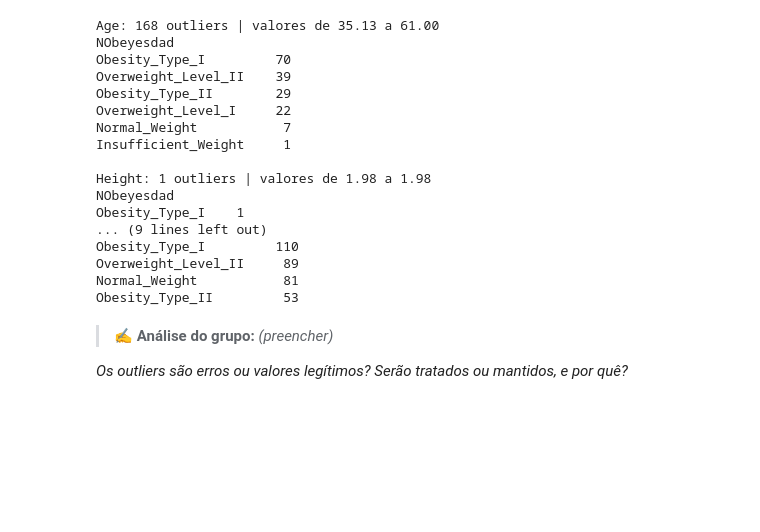
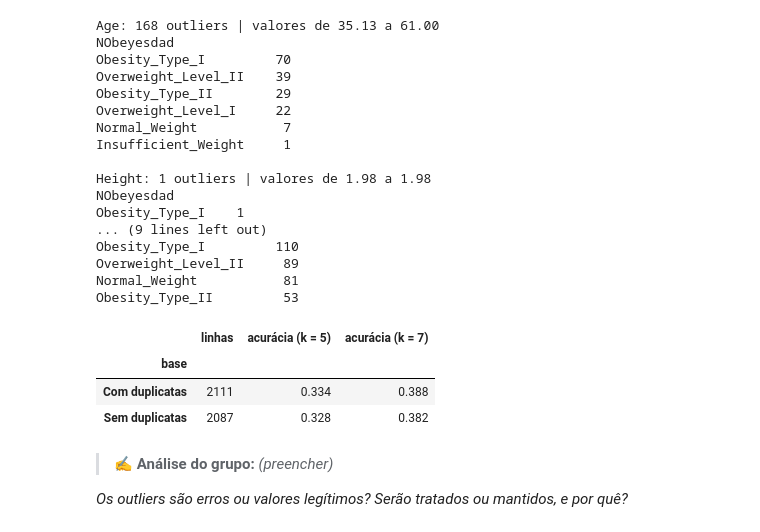
Before and after one commit to Pedro0602/projeto-avd, a Jupyter notebook: notebooks/parte_comum/eda.ipynb, the cells around one changed output. Drawn from its saved outputs; the diff is of its cells as text; code cells hidden in the pictures; blank space fills up the shorter version.

Commit message:
Adiciona teste do K-Means com e sem duplicatas

```diff
--- a/notebooks/parte_comum/eda.ipynb
+++ b/notebooks/parte_comum/eda.ipynb
@@ -430,6 +430,24 @@ Obesity_Type_I         110
 Overweight_Level_II     89
 Normal_Weight           81
 Obesity_Type_II         53
+# %%
+# [IA] Claude – teste de sensibilidade: K-Means com e sem as duplicatas
+base = km.carregar_dados()
+linhas = []
+for nome, dados in [("Com duplicatas", base), ("Sem duplicatas", base.drop_duplicates().reset_index(drop=True))]:
+    X_teste, _ = km.preparar_X(dados)
+    linhas.append({
+        "base": nome,
+        "linhas": len(dados),
+        "acurácia (k = 5)": km.avaliar_passada(dados, X_teste, 5)["acuracia"],
+        "acurácia (k = 7)": km.avaliar_passada(dados, X_teste, 7)["acuracia"],
+    })
+pd.DataFrame(linhas).set_index("base")
+# %% [output]
+|  | linhas | acurácia (k = 5) | acurácia (k = 7) |
+| base |  |  |  |
+| Com duplicatas | 2111 | 0.334 | 0.388 |
+| Sem duplicatas | 2087 | 0.328 | 0.382 |
 # %% [markdown]
 > ✍️ **Análise do grupo:** _(preencher)_
 
```
